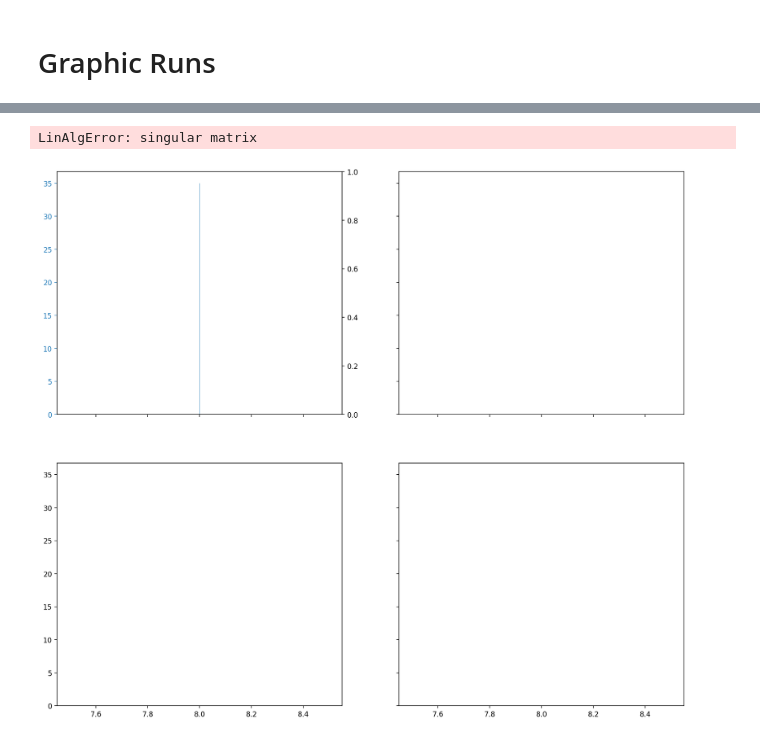
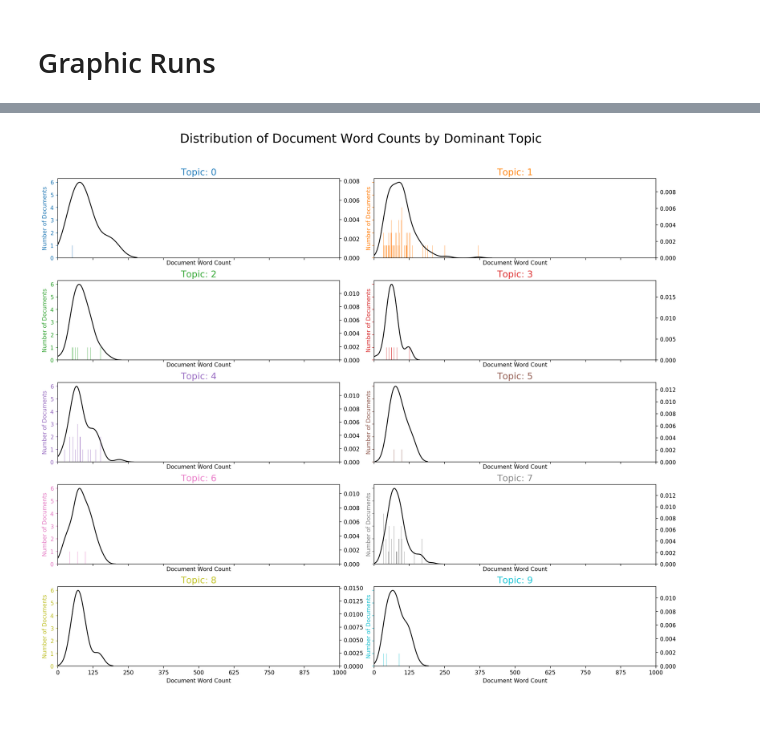
Before and after one commit to Alissonfelipe1234/JupyterNotebooks, a Jupyter notebook: LDA/Graphics.ipynb, the cells around one changed output, grey strips where cells are left out. Saved outputs shown, nothing was run; the diff lists cells and outputs as text; code cells hidden in the pictures.

```diff
--- a/LDA/Graphics.ipynb
+++ b/LDA/Graphics.ipynb
@@ -144,0 +172,9 @@ words = 8
+# %%
+stop_words = stopwords.words('english')
+with open(stopWords, "rb") as msw:
+            my_stops = msw.read().decode('utf-8').split("\r\n")
+            stop_words.extend(my_stops)
+
+%matplotlib inline
+warnings.filterwarnings("ignore",category=DeprecationWarning)
+logging.basicConfig(format='%(asctime)s : %(levelname)s : %(message)s', level=logging.ERROR)
@@ -144,0 +273,32 @@ words = 8
+# %%
+def format_topics_sentences(ldamodel=None, corpus=corpus, texts=data):
+    # Init output
+    sent_topics_df = pd.DataFrame()
+
+    # Get main topic in each document
+    for i, row_list in enumerate(ldamodel[corpus]):
+        row = row_list[0] if ldamodel.per_word_topics else row_list
+        # print(row)
+        row = sorted(row, key=lambda x: (x[1]), reverse=True)
+        # Get the Dominant topic, Perc Contribution and Keywords for each document
+        for j, (topic_num, prop_topic) in enumerate(row):
+            if j == 0:  # => dominant topic
+                wp = ldamodel.show_topic(topic_num)
+                topic_keywords = ", ".join([word for word, prop in wp])
+                sent_topics_df = sent_topics_df.append(pd.Series([int(topic_num), round(prop_topic,4), topic_keywords]), ignore_index=True)
+            else:
+                break
+    sent_topics_df.columns = ['Dominant_Topic', 'Perc_Contribution', 'Topic_Keywords']
+
+    # Add original text to the end of the output
+    contents = pd.Series(texts)
+    sent_topics_df = pd.concat([sent_topics_df, contents], axis=1)
+    return(sent_topics_df)
+
+
+df_topic_sents_keywords = format_topics_sentences(ldamodel=lda_model, corpus=corpus, texts=data_ready)
+
+# Format
+df_dominant_topic = df_topic_sents_keywords.reset_index()
+df_dominant_topic.columns = ['Document_No', 'Dominant_Topic', 'Topic_Perc_Contrib', 'Keywords', 'Text']
+df_dominant_topic.head(10)
@@ -349,24 +497,23 @@ plt.show()
 # %%
 cols = [color for name, color in mcolors.TABLEAU_COLORS.items()]  # more colors: 'mcolors.XKCD_COLORS'
 
-fig, axes = plt.subplots(2,2,figsize=(16,14), dpi=160, sharex=True, sharey=True)
+fig, axes = plt.subplots(5,2,figsize=(16,14), dpi=160, sharex=True, sharey=True)
 
 for i, ax in enumerate(axes.flatten()):
     df_dominant_topic_sub = df_dominant_topic.loc[df_dominant_topic.Dominant_Topic == i, :]
     doc_lens = [len(d) for d in df_dominant_topic_sub.Text]
     ax.hist(doc_lens, bins = 1000, color=cols[i])
     ax.tick_params(axis='y', labelcolor=cols[i], color=cols[i])
     sns.kdeplot(doc_lens, color="black", shade=False, ax=ax.twinx())
     ax.set(xlim=(0, 1000), xlabel='Document Word Count')
     ax.set_ylabel('Number of Documents', color=cols[i])
     ax.set_title('Topic: '+str(i), fontdict=dict(size=16, color=cols[i]))
-#compute_covariance
+
 fig.tight_layout()
 fig.subplots_adjust(top=0.90)
 plt.xticks(np.linspace(0,1000,9))
 fig.suptitle('Distribution of Document Word Counts by Dominant Topic', fontsize=22)
 plt.show()
 # %% [output]
-LinAlgError: singular matrix
-[figure, old version]
+[figure, new version]
 # %%
```
Also changed, not shown: parts of 45 cells of this notebook, 4 other files.
